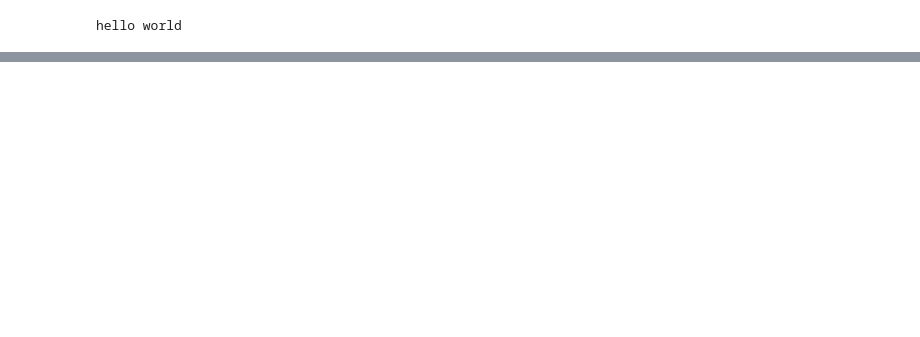
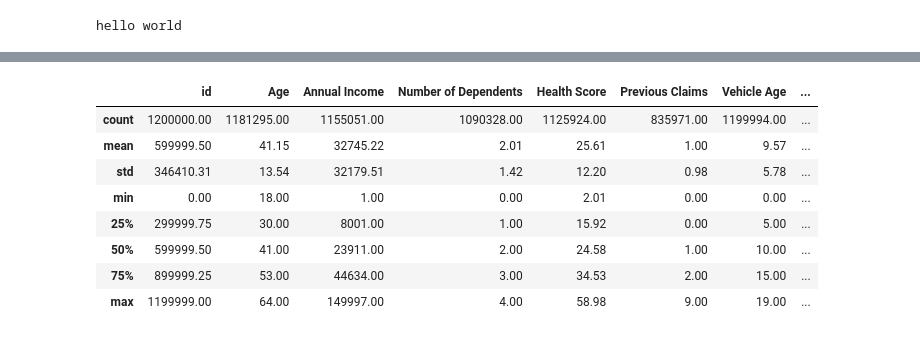
Before and after one commit to mglissmann/kaggle_playground_series_4_12, a Jupyter notebook: analysis.ipynb, the cells around one changed output, grey strips where cells are left out. Drawn from its saved outputs; the diff is of its cells as text; code cells hidden in the pictures; blank space fills up the shorter version.

```diff
--- a/analysis.ipynb
+++ b/analysis.ipynb
@@ -24,0 +51,3 @@ Successfully installed bleach-6.2.0 certifi-2024.12.14 charset-normalizer-3.4.0
+# %%
+# Set pandas options to display all columns
+pd.set_option('display.max_columns', None)
@@ -24,0 +102,2 @@ Successfully installed bleach-6.2.0 certifi-2024.12.14 charset-normalizer-3.4.0
+# %%
+train = pd.read_csv("data/train.csv")
@@ -24,0 +135,12 @@ Successfully installed bleach-6.2.0 certifi-2024.12.14 charset-normalizer-3.4.0
+# %%
+round(train.describe(),2)
+# %% [output]
+|  | id | Age | Annual Income | Number of Dependents | Health Score | Previous Claims | Vehicle Age | ... |
+| count | 1200000.00 | 1181295.00 | 1155051.00 | 1090328.00 | 1125924.00 | 835971.00 | 1199994.00 | ... |
+| mean | 599999.50 | 41.15 | 32745.22 | 2.01 | 25.61 | 1.00 | 9.57 | ... |
+| std | 346410.31 | 13.54 | 32179.51 | 1.42 | 12.20 | 0.98 | 5.78 | ... |
+| min | 0.00 | 18.00 | 1.00 | 0.00 | 2.01 | 0.00 | 0.00 | ... |
+| 25% | 299999.75 | 30.00 | 8001.00 | 1.00 | 15.92 | 0.00 | 5.00 | ... |
+| 50% | 599999.50 | 41.00 | 23911.00 | 2.00 | 24.58 | 1.00 | 10.00 | ... |
+| 75% | 899999.25 | 53.00 | 44634.00 | 3.00 | 34.53 | 2.00 | 15.00 | ... |
+| max | 1199999.00 | 64.00 | 149997.00 | 4.00 | 58.98 | 9.00 | 19.00 | ... |
```
Also changed, not shown: parts of 21 cells of this notebook, 3 other files.
